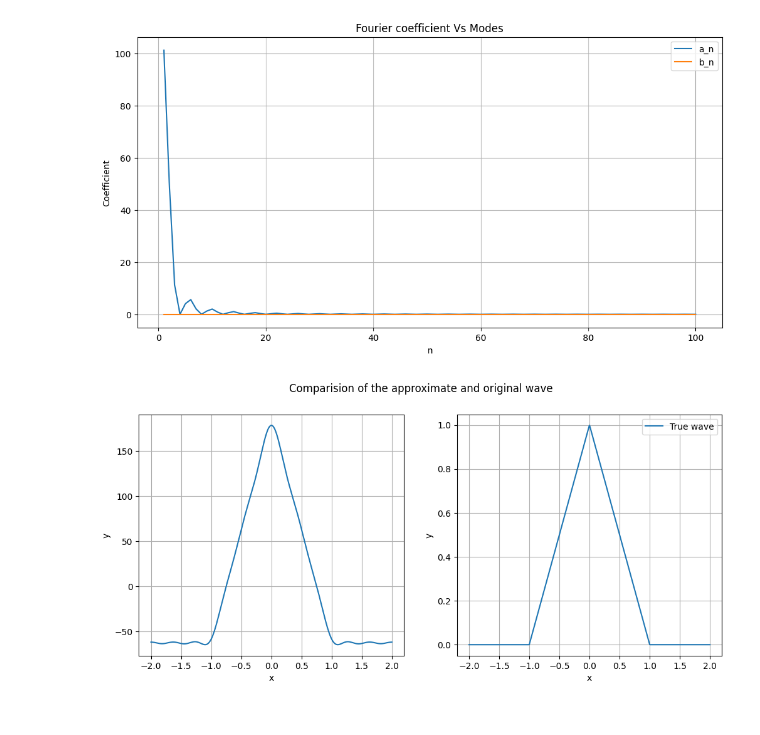
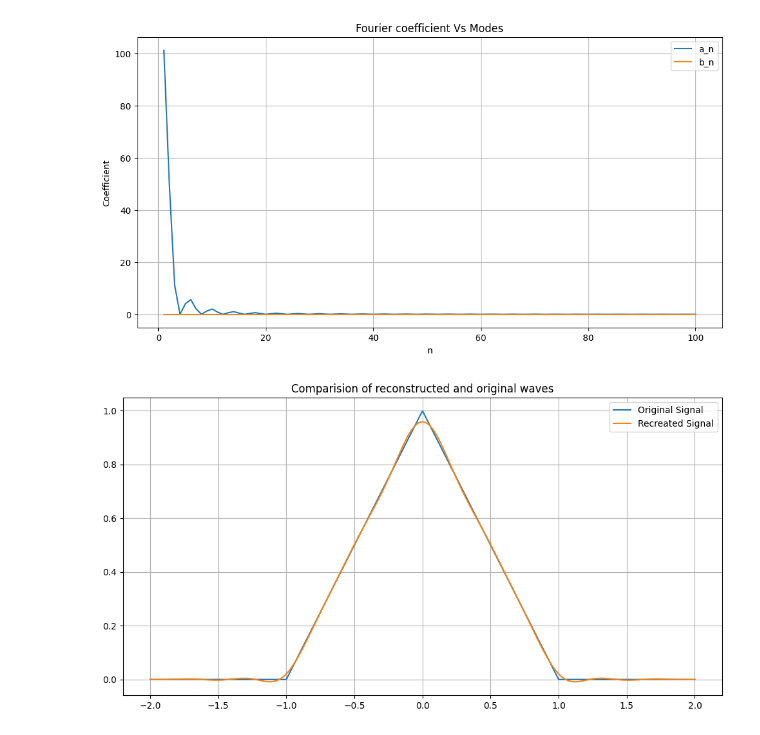
Before and after one commit to krishna2056USF/Data_driven_modeling_of_complex_systems, a Jupyter notebook: triangular/traingular.ipynb, the cells around one changed output. Cells and saved outputs as stored; diff of their text form; code cells hidden in the pictures.

Commit message:
comparision plot updated

```diff
--- a/triangular/traingular.ipynb
+++ b/triangular/traingular.ipynb
@@ -55,21 +56,21 @@ x_values = np.linspace(-2, 2, 1000)
 y_approximate = [sum([coeffs[n-1][0]*np.cos((n*np.pi*x)/2) + coeffs[n-1][1]*np.sin((n*np.pi*x)/2) for n in range(1, 11)]) for x in x_values]
 # %% [output]
 [figure]
-# %%
-plt.figure(figsize=(12, 5))
-plt.subplot(1,2,1)
-plt.plot(x_values, y_approximate, label='Approximation')
-plt.xlabel('x')
-plt.ylabel('y')
-plt.grid()
-
-plt.subplot(1,2,2)
-plt.plot(x_values, [triangular_wave(i) for i in x_values], label='True wave')
-plt.xlabel('x')
-plt.ylabel('y')
-plt.legend()
-plt.grid()
-plt.suptitle("Comparision of the approximate and original wave")
-plt.show()
-# %% [output]
-[figure, removed]
+# %%
+fourier_transform = np.fft.fft(y_original)
+
+# Keep only the first n modes
+n = 10
+fourier_transform[n:len(fourier_transform)-n] = 0
+recreated_signal = np.real(np.fft.ifft(fourier_transform))
+
+# Plot the original and recreated signals
+plt.figure(figsize=(12, 6))
+plt.plot(x_values, y_original, label='Original Signal')
+plt.plot(x_values, recreated_signal, label='Recreated Signal')
+plt.legend()
+plt.grid()
+plt.title("Comparision of reconstructed and original waves")
+plt.show()
+# %% [output]
+[figure, added]
```
Also changed, not shown: parts of 1 cell of this notebook.
